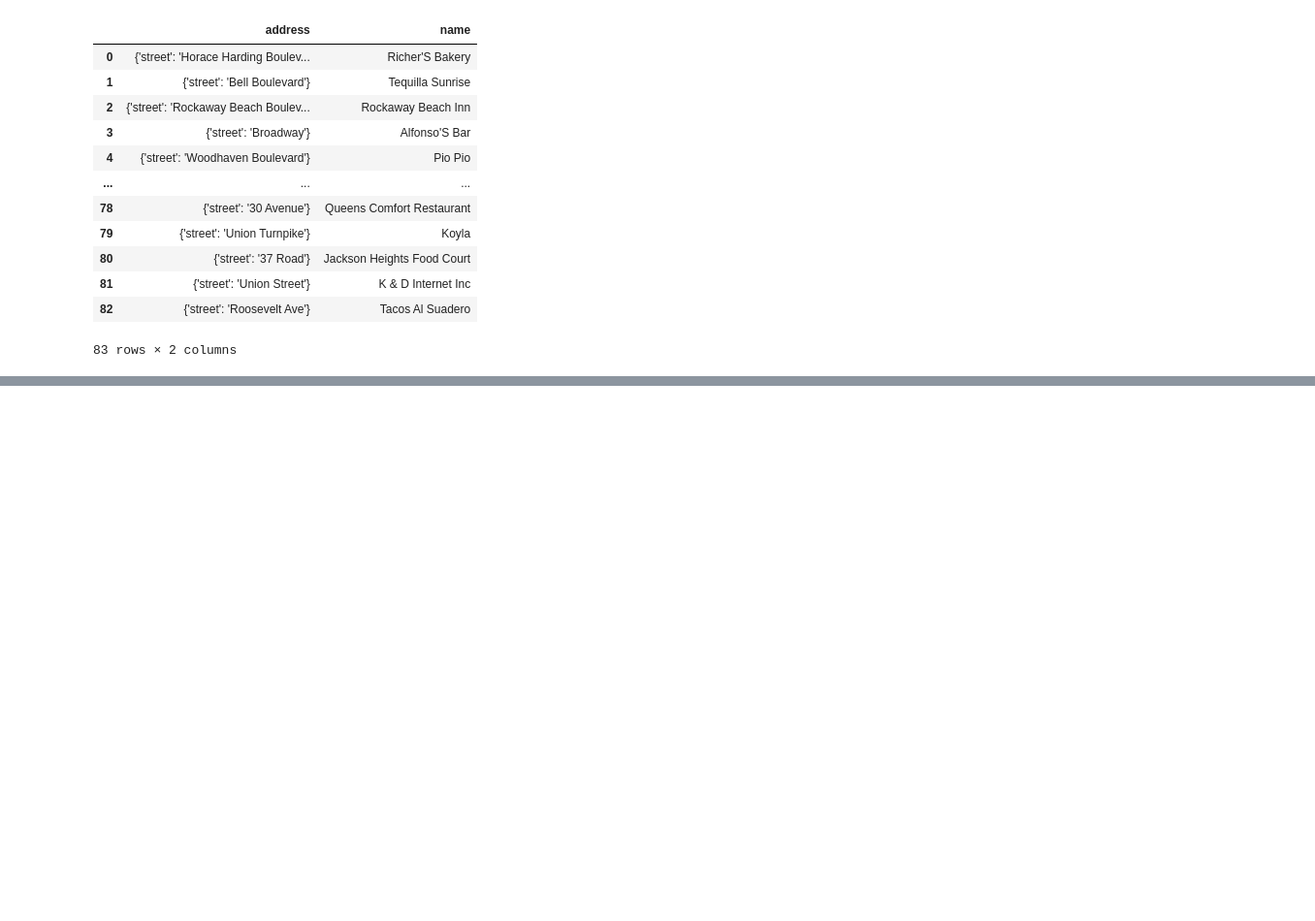
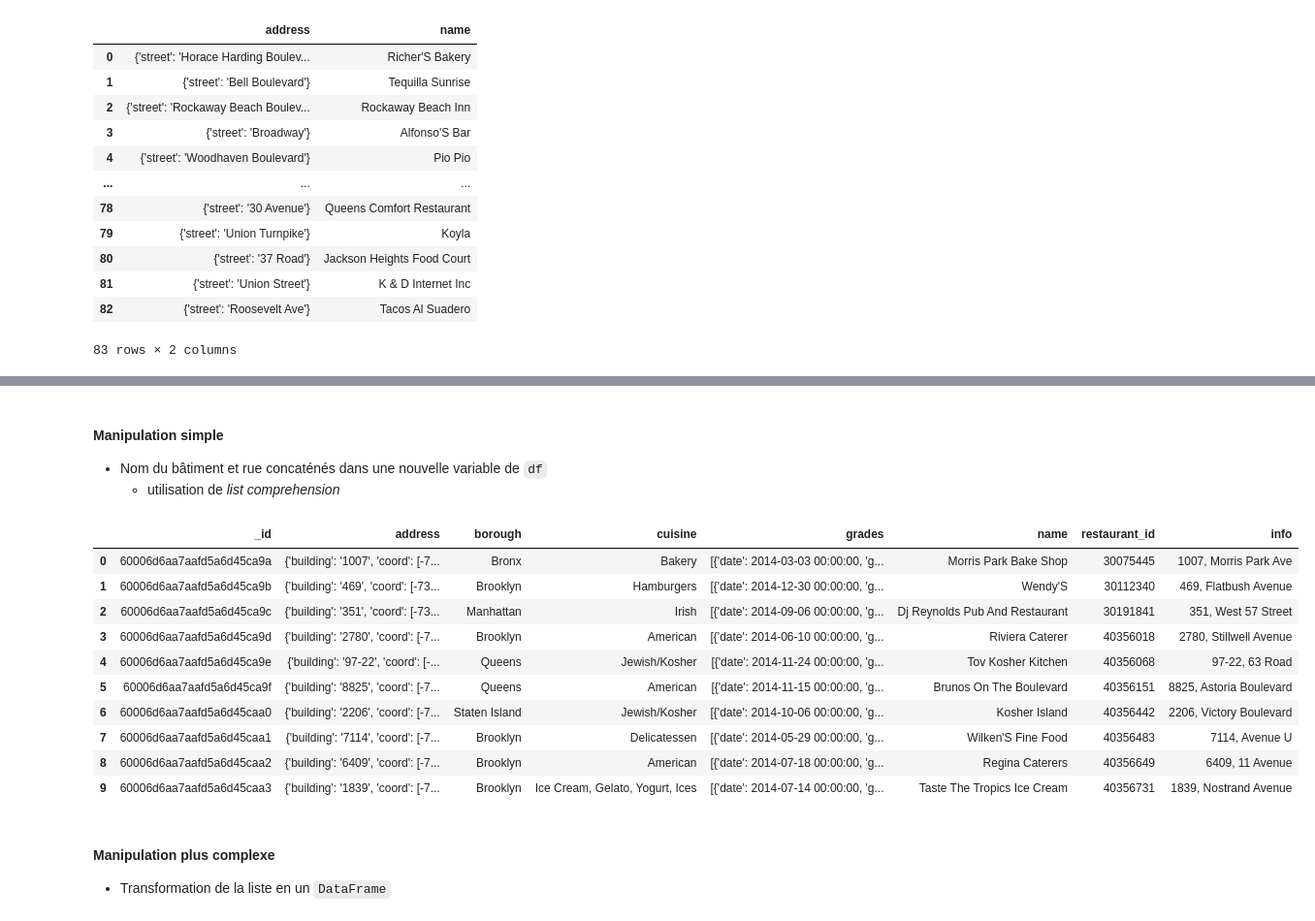
Before and after one commit to fxjollois/cours-2021-2022, a Jupyter notebook: du-ads/python-mongodb.ipynb, the cells around one changed output, grey strips where cells are left out. Shown: that part at 97% size. Cells and saved outputs as stored; diff of their text form; code cells hidden in the pictures; blank space fills up the shorter version.

```diff
--- a/du-ads/python-mongodb.ipynb
+++ b/du-ads/python-mongodb.ipynb
@@ -1177,0 +1279,23 @@ pandas.DataFrame(cursor)
+# %% [markdown]
+#### Manipulation simple
+
+- Nom du bâtiment et rue concaténés dans une nouvelle variable de `df`
+    - utilisation de *list comprehension*
+# %%
+df.assign(info = [e["building"] + ", " + e["street"] for e in df.address])
+# %% [output]
+|  | _id | address | borough | cuisine | grades | name | restaurant_id | info |
+| 0 | 60006d6aa7aafd5a6d45ca9a | {'building': '1007', 'coord': [-7... | Bronx | Bakery | [{'date': 2014-03-03 00:00:00, 'g... | Morris Park Bake Shop | 30075445 | 1007, Morris Park Ave |
+| 1 | 60006d6aa7aafd5a6d45ca9b | {'building': '469', 'coord': [-73... | Brooklyn | Hamburgers | [{'date': 2014-12-30 00:00:00, 'g... | Wendy'S | 30112340 | 469, Flatbush Avenue |
+| 2 | 60006d6aa7aafd5a6d45ca9c | {'building': '351', 'coord': [-73... | Manhattan | Irish | [{'date': 2014-09-06 00:00:00, 'g... | Dj Reynolds Pub And Restaurant | 30191841 | 351, West 57 Street |
+| 3 | 60006d6aa7aafd5a6d45ca9d | {'building': '2780', 'coord': [-7... | Brooklyn | American | [{'date': 2014-06-10 00:00:00, 'g... | Riviera Caterer | 40356018 | 2780, Stillwell Avenue |
+| 4 | 60006d6aa7aafd5a6d45ca9e | {'building': '97-22', 'coord': [-... | Queens | Jewish/Kosher | [{'date': 2014-11-24 00:00:00, 'g... | Tov Kosher Kitchen | 40356068 | 97-22, 63 Road |
+| 5 | 60006d6aa7aafd5a6d45ca9f | {'building': '8825', 'coord': [-7... | Queens | American | [{'date': 2014-11-15 00:00:00, 'g... | Brunos On The Boulevard | 40356151 | 8825, Astoria Boulevard |
+| 6 | 60006d6aa7aafd5a6d45caa0 | {'building': '2206', 'coord': [-7... | Staten Island | Jewish/Kosher | [{'date': 2014-10-06 00:00:00, 'g... | Kosher Island | 40356442 | 2206, Victory Boulevard |
+| 7 | 60006d6aa7aafd5a6d45caa1 | {'building': '7114', 'coord': [-7... | Brooklyn | Delicatessen | [{'date': 2014-05-29 00:00:00, 'g... | Wilken'S Fine Food | 40356483 | 7114, Avenue U |
+| 8 | 60006d6aa7aafd5a6d45caa2 | {'building': '6409', 'coord': [-7... | Brooklyn | American | [{'date': 2014-07-18 00:00:00, 'g... | Regina Caterers | 40356649 | 6409, 11 Avenue |
+| 9 | 60006d6aa7aafd5a6d45caa3 | {'building': '1839', 'coord': [-7... | Brooklyn | Ice Cream, Gelato, Yogurt, Ices | [{'date': 2014-07-14 00:00:00, 'g... | Taste The Tropics Ice Cream | 40356731 | 1839, Nostrand Avenue |
+# %% [markdown]
+#### Manipulation plus complexe
+
+- Transformation de la liste en un `DataFrame`
```
Also changed, not shown: parts of 50 cells of this notebook, 3 other files.
